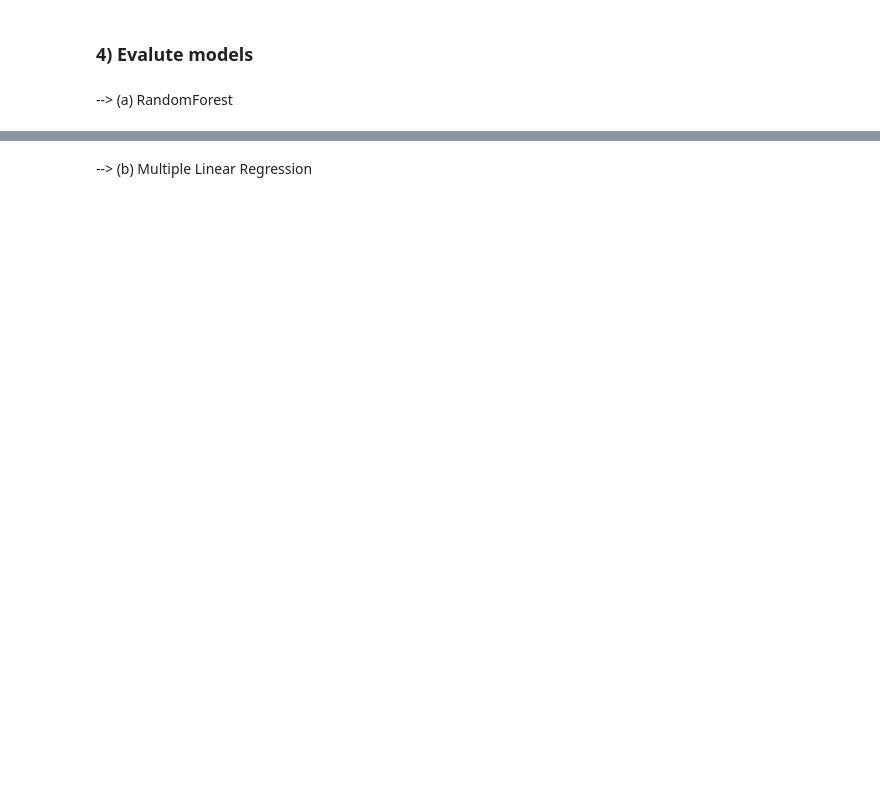
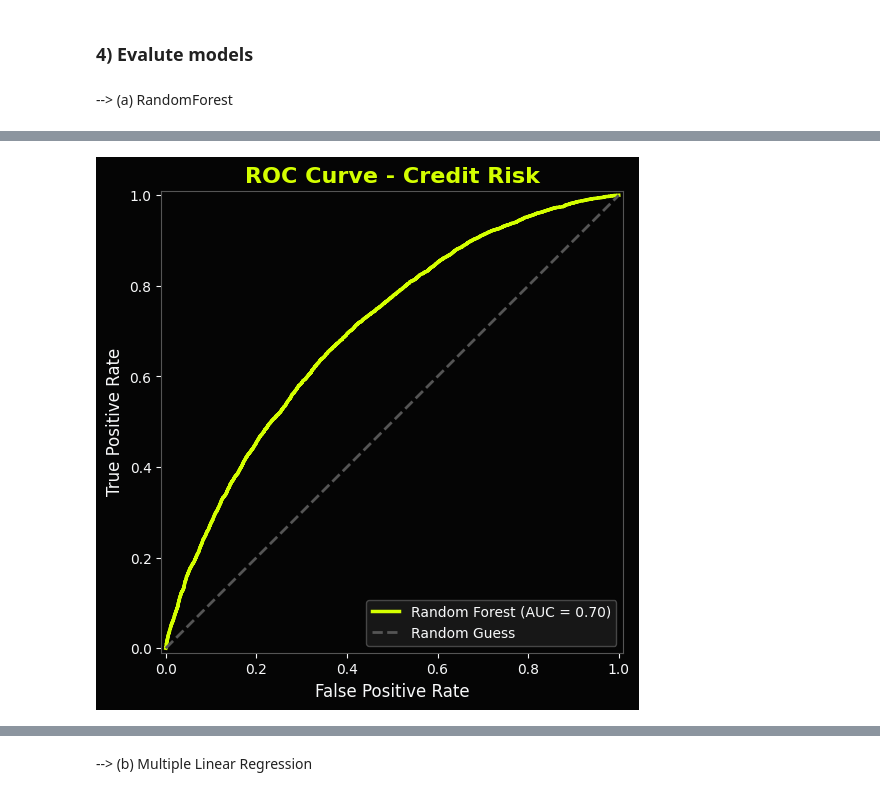
Before and after one commit to AbdelMaksoudd/LendMind, a Jupyter notebook: notebooks/02_build_and_evaluate_models.ipynb, the cells around one changed output, grey strips where cells are left out. Drawn from its saved outputs; the diff is of its cells as text; code cells hidden in the pictures; blank space fills up the shorter version.

```diff
--- a/notebooks/02_build_and_evaluate_models.ipynb
+++ b/notebooks/02_build_and_evaluate_models.ipynb
@@ -154,0 +179,26 @@ plt.show()
+# %%
+from sklearn.metrics import RocCurveDisplay
+
+fig, ax = plt.subplots(figsize=(8, 6))
+
+RocCurveDisplay.from_estimator(
+    rf_model, x_test_rf_scaled, y_test_rf,
+    ax=ax, color=neon_yellow, linewidth=2.5, name='Random Forest'
+)
+
+plt.plot([0, 1], [0, 1], color=muted_gray, linestyle='--', linewidth=2, label='Random Guess')
+
+plt.title('ROC Curve - Credit Risk', fontsize=16, fontweight='bold', color=neon_yellow)
+plt.xlabel('False Positive Rate', fontsize=12)
+plt.ylabel('True Positive Rate', fontsize=12)
+
+legend = plt.legend(loc="lower right", facecolor=card_color, edgecolor=muted_gray)
+for text in legend.get_texts():
+    text.set_color(text_color)
+
+plt.grid(False)
+
+plt.savefig('roc_curve_neon.png', dpi=300, transparent=True, bbox_inches='tight')
+plt.show()
+# %% [output]
+[figure, added]
```
Also changed, not shown: parts of 20 cells of this notebook, 1 other file.
